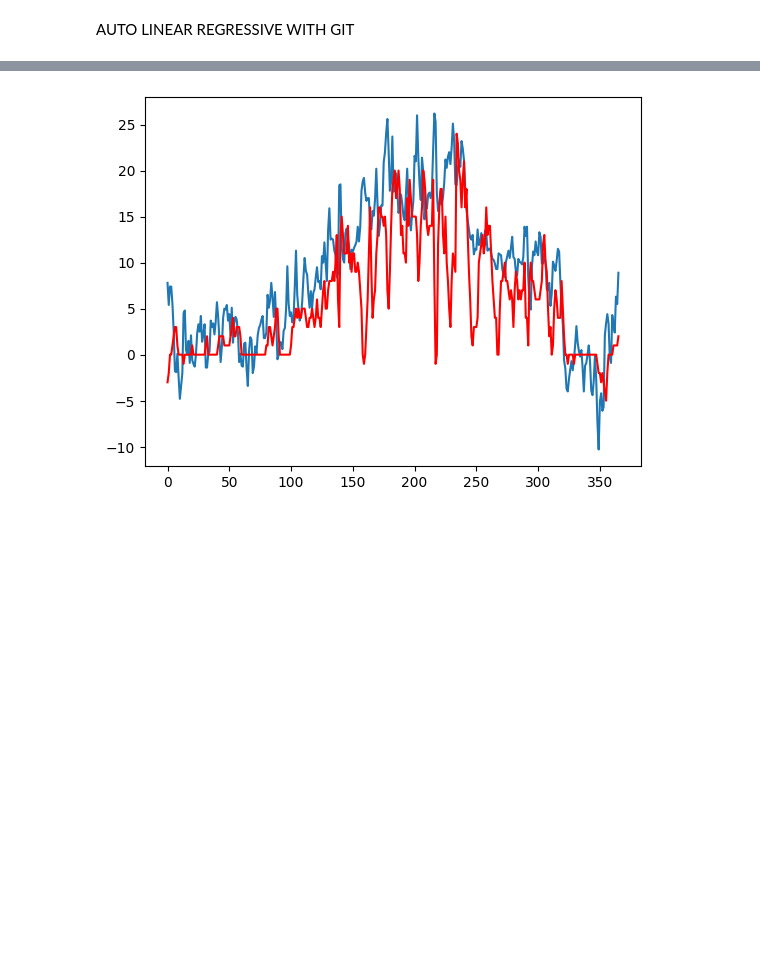
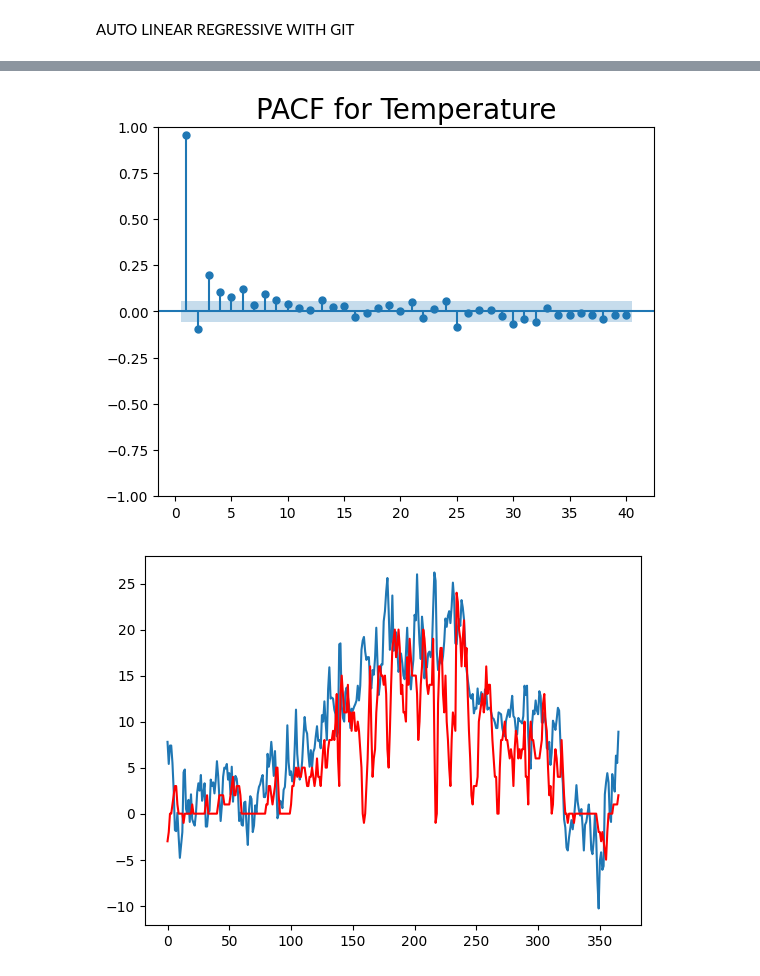
Before and after one commit to mikitomi21/Weather_Prediction, a Jupyter notebook: presentation.ipynb, the cells around one changed output, grey strips where cells are left out. Drawn from its saved outputs; the diff is of its cells as text; code cells hidden in the pictures; blank space fills up the shorter version.

```diff
--- a/presentation.ipynb
+++ b/presentation.ipynb
@@ -121,3 +123,11 @@ plt.show()
+# %%
+sgt.plot_pacf(data['Avg_Temp'], lags=40, alpha=0.05, zero = False, method = ('ols'))
+plt.title("PACF for Temperature", size=20)
+plt.show()
+
+# It show that we should use lag on 24, after this number there is too much negatives
+# %% [output]
+[figure, added]
 # %%
 linear = AutoReg(7)
 y_pred = []
```
Also changed, not shown: parts of 3 cells of this notebook.
